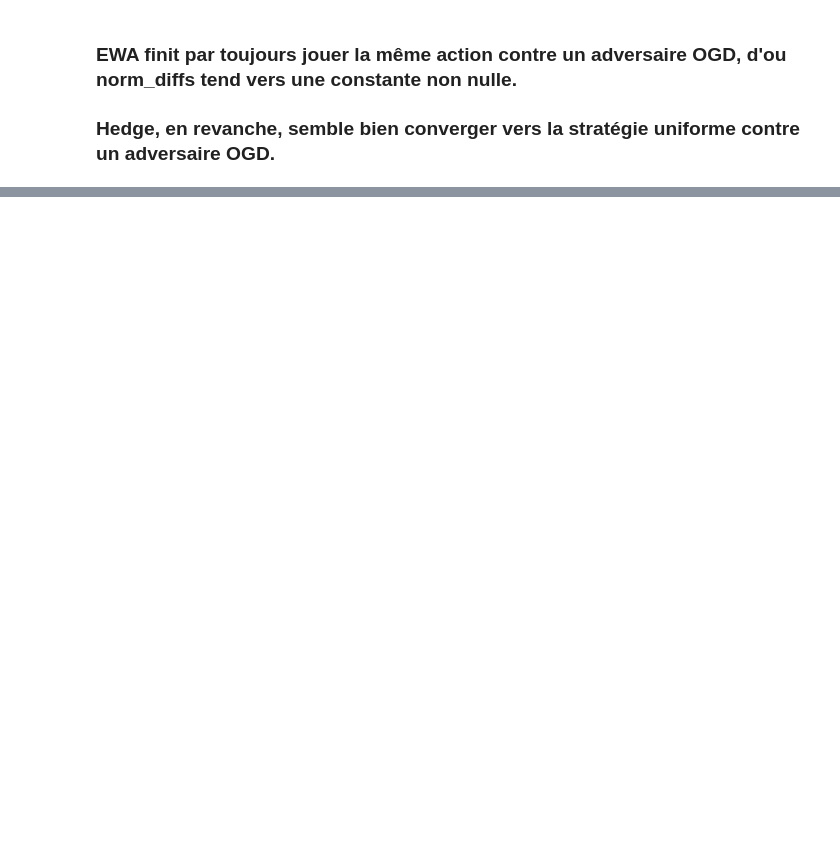
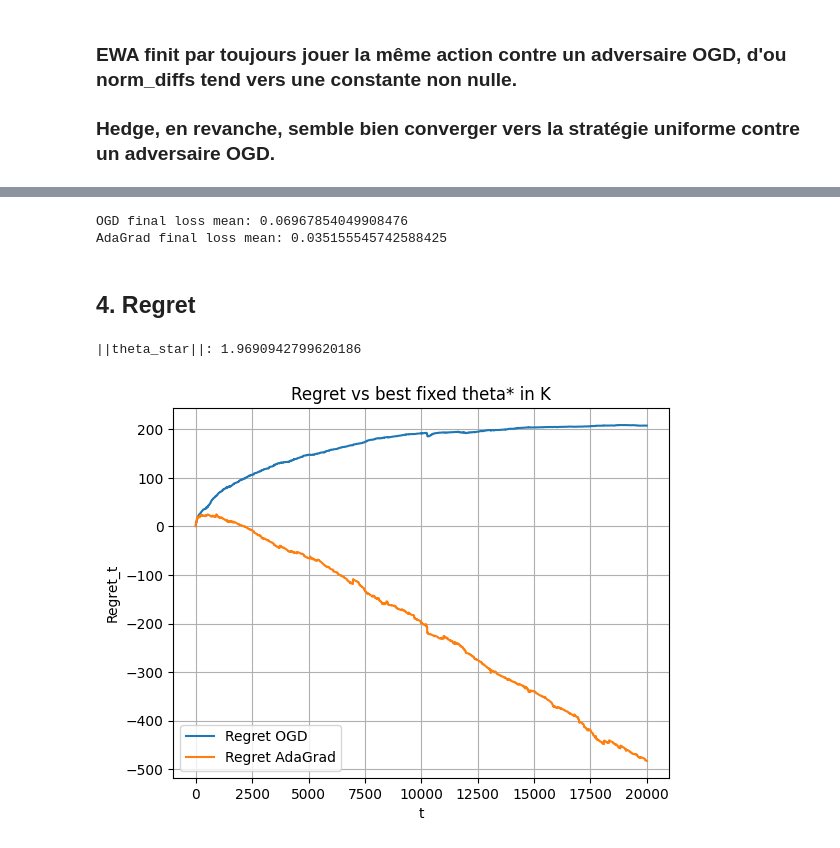
Before and after one commit to ThomasAPRichard/Online_Convex_Optimisation, a Jupyter notebook: OCO_Thomas_Richard_assignement.ipynb, the cells around one changed output, grey strips where cells are left out. Drawn from its saved outputs; the diff is of its cells as text; code cells hidden in the pictures; blank space fills up the shorter version.

```diff
--- a/OCO_Thomas_Richard_assignement.ipynb
+++ b/OCO_Thomas_Richard_assignement.ipynb
@@ -375,0 +578,15 @@ plt.show()
+# %%
+D = 10 #au pif
+T = 20000
+# Pour eta je n'ai aucune idée de ce que je dois prendre
+
+thetas_ogd, losses_ogd = run_OGD(X_train_f, y_train_bin, D=D, T=T)
+thetas_adg, losses_adg = run_AdaGrad(X_train_f, y_train_bin, D=D, T=T)
+
+print("OGD final loss mean:", losses_ogd.mean())
+print("AdaGrad final loss mean:", losses_adg.mean())
+# %% [output]
+OGD final loss mean: 0.06967854049908476
+AdaGrad final loss mean: 0.035155545742588425
+# %% [markdown]
+## 4. Regret
@@ -375,0 +614,44 @@ plt.show()
+# %%
+D = 10
+T = 20000  # prends le même T que pour OGD/AdaGrad pour comparer proprement
+
+X = X_train_f[:T]
+y = y_train_bin[:T]
+
+theta_star = fit_theta_star_PGD(X, y, D=D, n_epochs=5, lr=0.5, batch_size=2048)
+print("||theta_star||:", np.linalg.norm(theta_star))
+# %% [output]
+||theta_star||: 1.9690942799620186
+# %%
+import matplotlib.pyplot as plt
+
+def losses_for_fixed_theta(theta, X, y):
+    margins = y * (X @ theta)
+    return np.logaddexp(0.0, -margins)
+
+
+X = X_train_f[:T]
+y = y_train_bin[:T]
+
+loss_star = losses_for_fixed_theta(theta_star, X, y)
+
+S_ogd = np.cumsum(losses_ogd)
+S_adg = np.cumsum(losses_adg)
+S_star = np.cumsum(loss_star)
+
+regret_ogd = S_ogd - S_star
+regret_adg = S_adg - S_star
+
+t_grid = np.arange(1, T + 1)
+
+plt.figure()
+plt.plot(t_grid, regret_ogd, label="Regret OGD")
+plt.plot(t_grid, regret_adg, label="Regret AdaGrad")
+plt.xlabel("t")
+plt.ylabel("Regret_t")
+plt.title("Regret vs best fixed theta* in K")
+plt.grid(True)
+plt.legend()
+plt.show()
+# %% [output]
+[figure, added]
```
Also changed, not shown: parts of 17 cells of this notebook.
